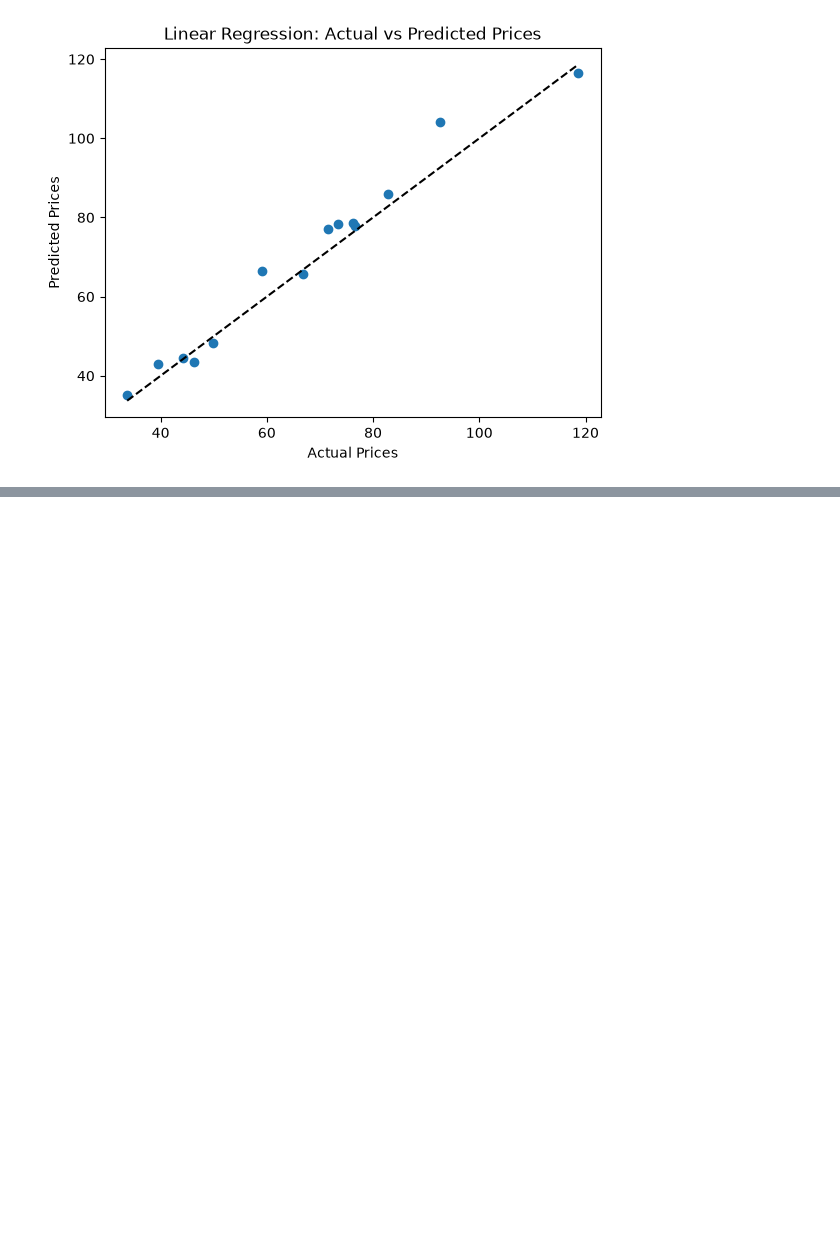
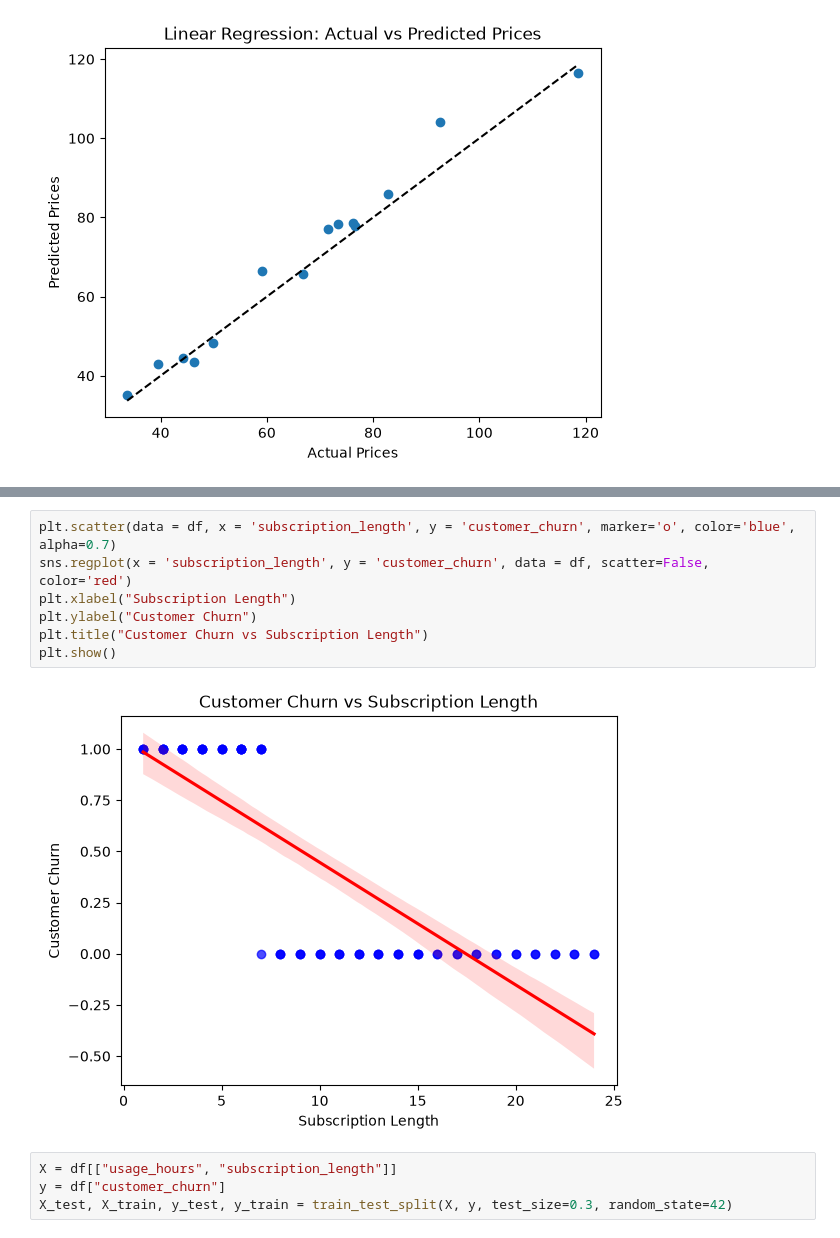
Before and after one commit to Shahid-Momin-786/Data-Sceince, a Jupyter notebook: practice/Date_26_8_26.ipynb, the cells around one changed output, grey strips where cells are left out. Drawn from its saved outputs; the diff is of its cells as text; blank space fills up the shorter version.

```diff
--- a/practice/Date_26_8_26.ipynb
+++ b/practice/Date_26_8_26.ipynb
@@ -247,0 +308,13 @@ plt.show()
+# %%
+plt.scatter(data = df, x = 'subscription_length', y = 'customer_churn', marker='o', color='blue', alpha=0.7)
+sns.regplot(x = 'subscription_length', y = 'customer_churn', data = df, scatter=False, color='red')
+plt.xlabel("Subscription Length")
+plt.ylabel("Customer Churn")
+plt.title("Customer Churn vs Subscription Length")
+plt.show()
+# %% [output]
+[figure, added]
+# %%
+X = df[["usage_hours", "subscription_length"]]
+y = df["customer_churn"]
+X_test, X_train, y_test, y_train = train_test_split(X, y, test_size=0.3, random_state=42)
```
Also changed, not shown: parts of 19 cells of this notebook, 31 other files.
